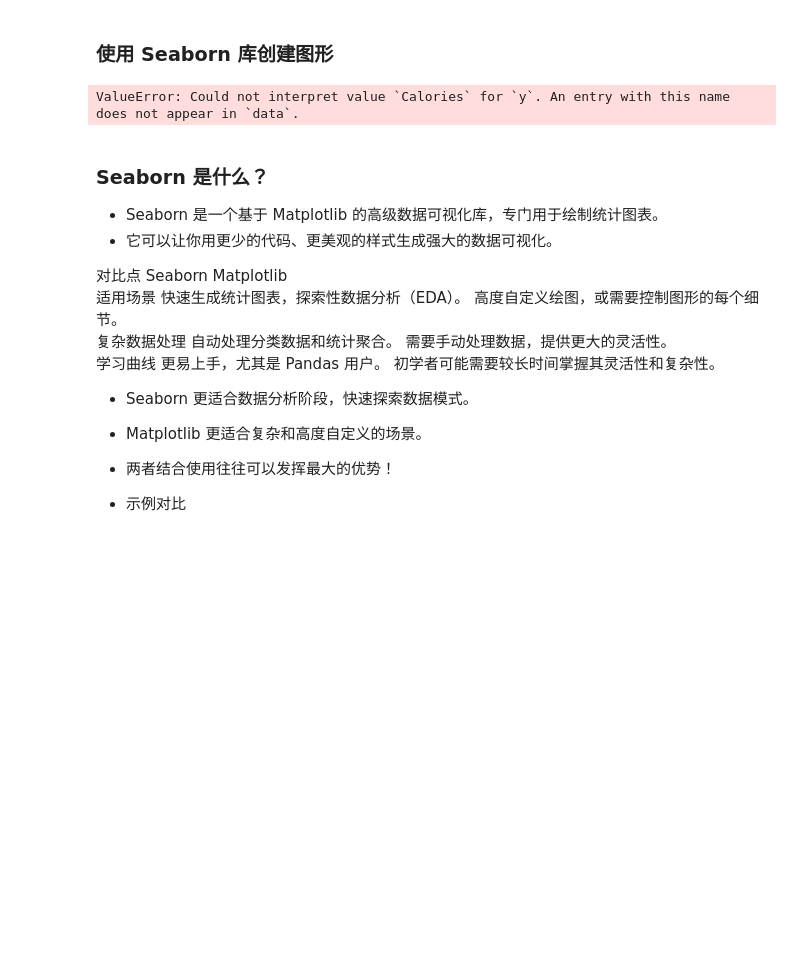
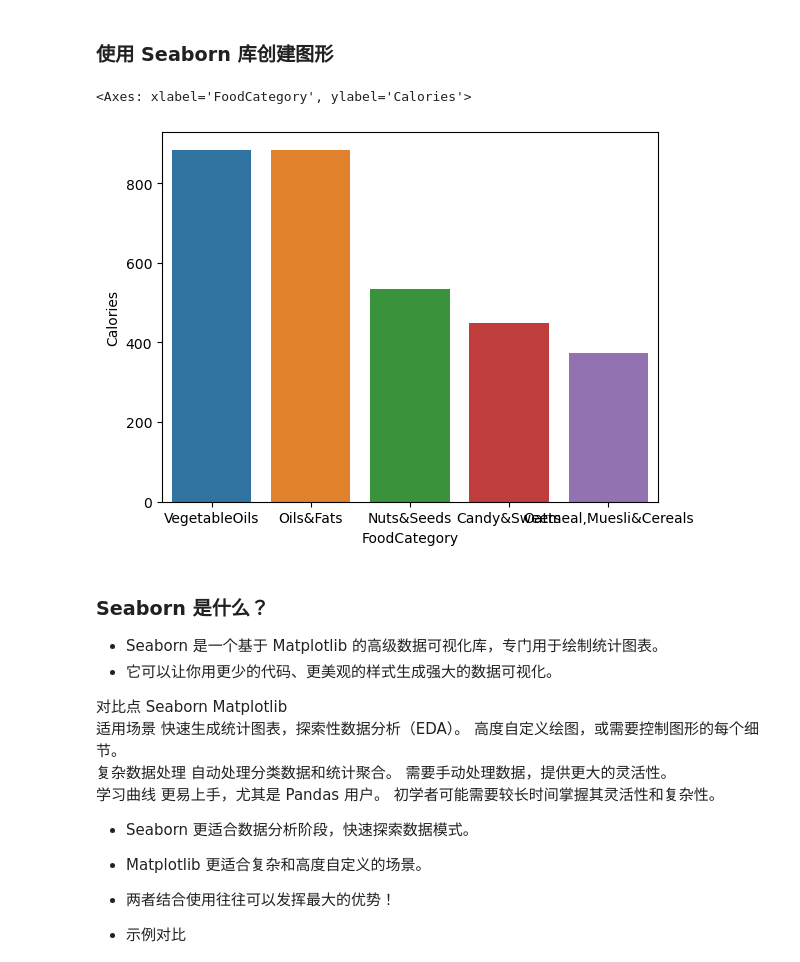
Before and after one commit to JessieH521/Data_Platform_DE24, a Jupyter notebook: code_alongs/03_PANDAS_SERIES_DATAFRAME/2_r_excel_data_cleaning.ipynb, the cells around one changed output. Saved outputs shown, nothing was run; the diff lists cells and outputs as text; code cells hidden in the pictures; blank space fills up the shorter version.

Commit message:
plotting seaborn matplotlib

```diff
--- a/code_alongs/03_PANDAS_SERIES_DATAFRAME/2_r_excel_data_cleaning.ipynb
+++ b/code_alongs/03_PANDAS_SERIES_DATAFRAME/2_r_excel_data_cleaning.ipynb
@@ -415,11 +415,18 @@ plot it
 # %% [markdown]
 ### 使用 Seaborn 库创建图形
 # %%
+import seaborn as sns
+import matplotlib.pyplot as plt
+import pandas as pd
+
+top5_category = df.groupby("FoodCategory")["Calories"].median().sort_values(ascending=False).iloc[:5].reset_index()
+
 sns.barplot(data=top5_category, x = 'FoodCategory', y = 'Calories')
 
 # sns :使用 Seaborn 绘制了一个柱状图 (bar plot)，其中：数据来源是 top5_category：一个包含数据的 DataFrame。
 # %% [output]
-ValueError: Could not interpret value `Calories` for `y`. An entry with this name does not appear in `data`.
+<Axes: xlabel='FoodCategory', ylabel='Calories'>
+[figure, added]
 # %% [markdown]
 ### Seaborn 是什么？
 - Seaborn 是一个基于 Matplotlib 的高级数据可视化库，专门用于绘制统计图表。
```
Also changed, not shown: parts of 9 cells of this notebook, 12 other files.
